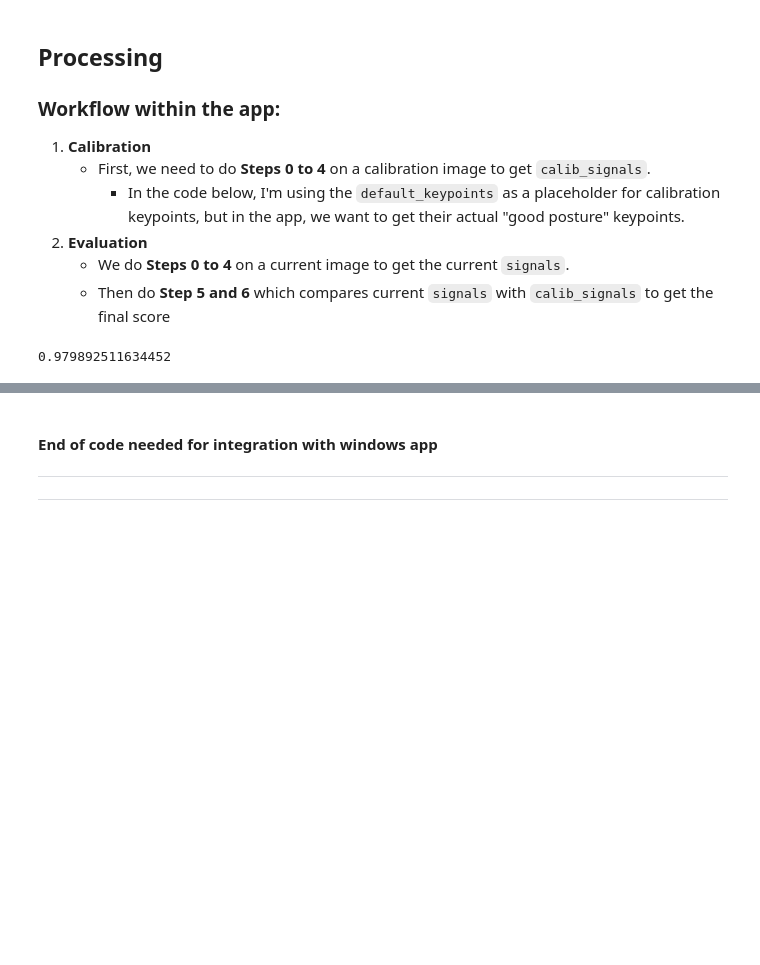
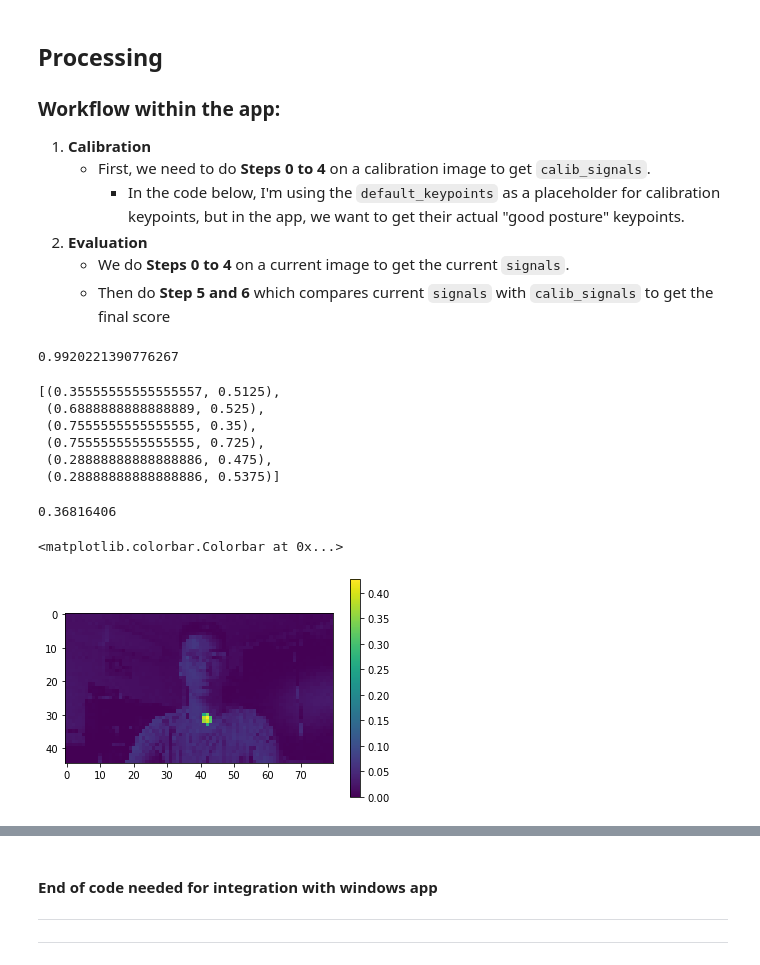
Before and after one commit to sfsy1/lightweight-human-pose-estimation.pytorch, a Jupyter notebook: demo_onnx.ipynb, the cells around one changed output, grey strips where cells are left out. Drawn from its saved outputs; the diff is of its cells as text; code cells hidden in the pictures; blank space fills up the shorter version.

```diff
--- a/demo_onnx.ipynb
+++ b/demo_onnx.ipynb
@@ -52,6 +52,7 @@ plt.figure(figsize=(3,2)); plt.scatter([x[1] for x in default_keypoints], [-x[0]
 # %%
 calib_keypoints = default_keypoints
 # %%
+# %%timeit
 """
 0. load .onnx and start onnx session
 1. load test image (or acquire it from webcam)
@@ -59,10 +60,13 @@ calib_keypoints = default_keypoints
 3. postprocess heatmaps to get keypoint locations
 4. process keypoint locations to get signals
 """
-model = onnx.load("pose360.onnx")
+# model = onnx.load("pose360smallfloat16.onnx")
+model = onnx.load("old_onnx/pose360small.onnx")
 sess = ort.InferenceSession('pose360smallfloat16.onnx')
 
-img = cv2.imread('calibration/test2.jpg')
+# img = cv2.imread('calibration/test2.jpg')
+img = cv2.imread('../tw_onnxruntime/csharp/sample/Microsoft.ML.OnnxRuntime.ResNet50v2Sample/bin/Debug/netcoreapp3.1/test11.jpg')
+
 input_tensor = preprocess_image(img)
 
 output_tensor = sess.run(None, {'input': input_tensor})
@@ -83,4 +87,25 @@ scores = get_scores_from_signals(signals, calib_signals)
 final_score = sum(scores)/4
 print(final_score)
 # %% [output]
-0.979892511634452
+0.9920221390776267
+# %%
+keypoint_locations
+# %% [output]
+[(0.35555555555555557, 0.5125),
+ (0.6888888888888889, 0.525),
+ (0.7555555555555555, 0.35),
+ (0.7555555555555555, 0.725),
+ (0.28888888888888886, 0.475),
+ (0.28888888888888886, 0.5375)]
+# %%
+output_tensor[0][0].dtype = np.float32
+# %%
+np.array(output_tensor[0][2], dtype=np.float32).max()
+# %% [output]
+0.36816406
+# %%
+plt.imshow(np.array(output_tensor[0][poi[1]] + img[::16,::16,:].mean(2)/255/10, dtype=np.float32))
+plt.colorbar()
+# %% [output]
+<matplotlib.colorbar.Colorbar at 0x...>
+[figure, added]
```
Also changed, not shown: parts of 4 cells of this notebook, 7 other files.
